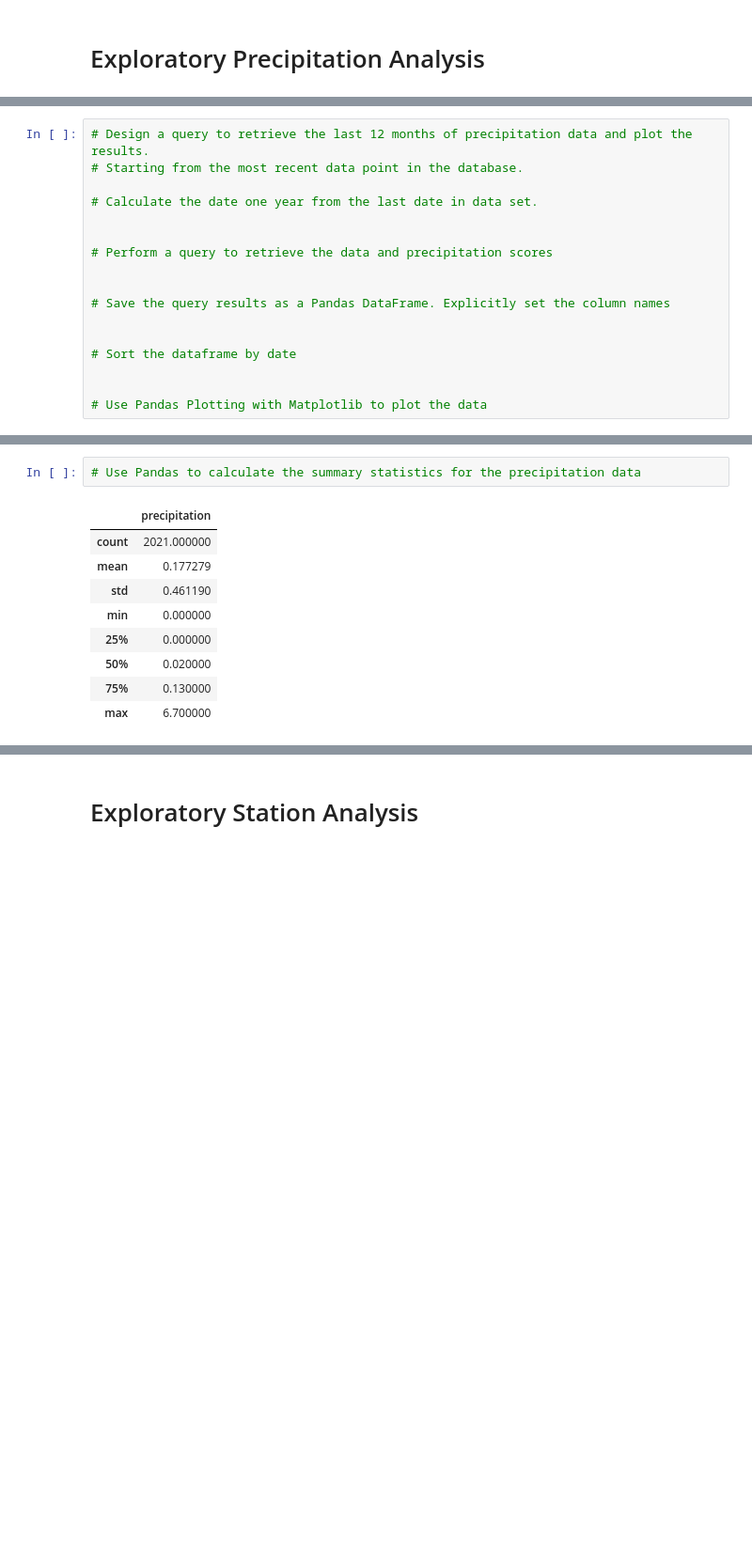
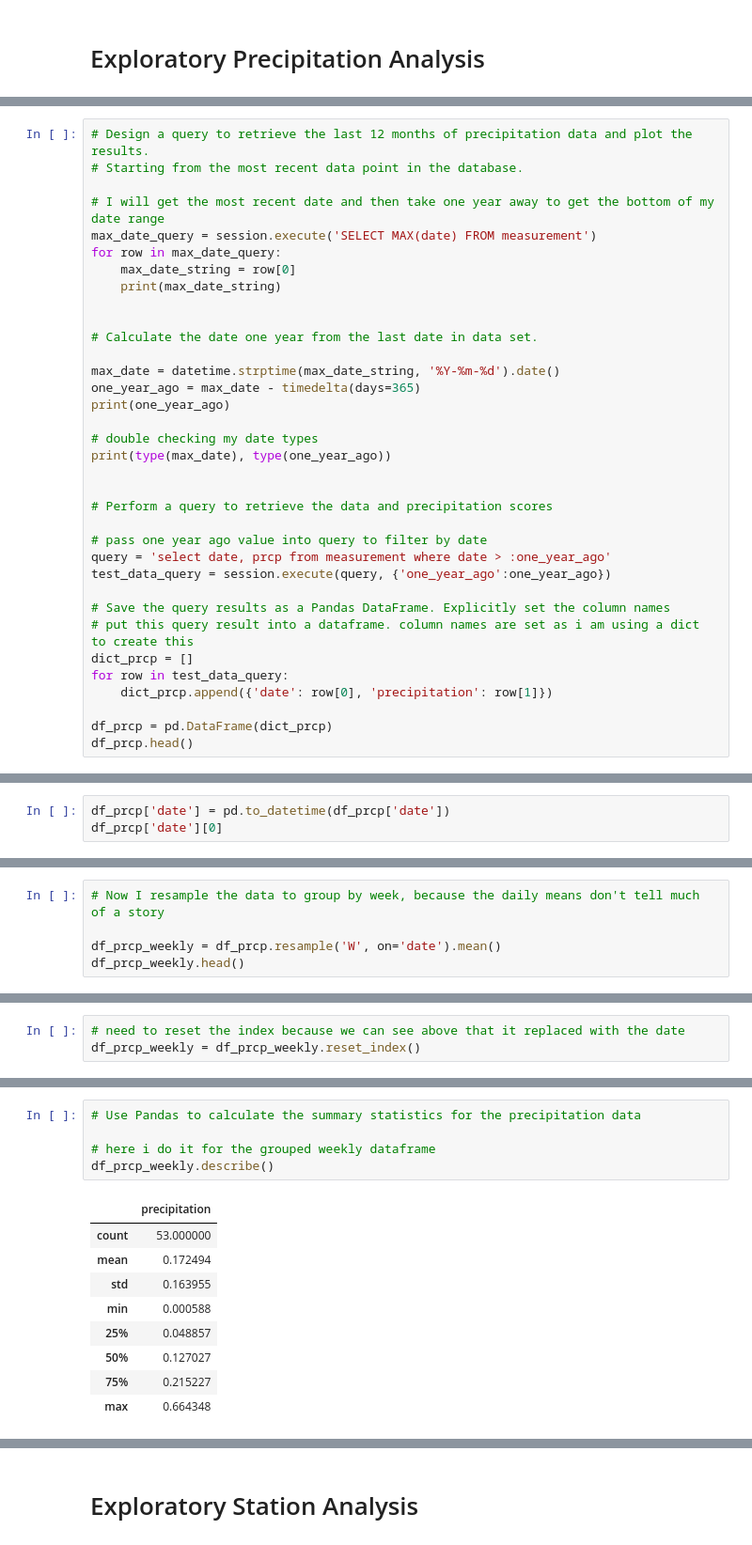
Before and after one commit to gmitt98/sqlalchemy-challenge, a Jupyter notebook: SurfsUp/climate_starter.ipynb, the cells around one changed output, grey strips where cells are left out. Shown at 94% size. Drawn from its saved outputs; the diff is of its cells as text; blank space fills up the shorter version.

```diff
--- a/SurfsUp/climate_starter.ipynb
+++ b/SurfsUp/climate_starter.ipynb
@@ -136,17 +115,35 @@ for row in date_test:
 # Design a query to retrieve the last 12 months of precipitation data and plot the results.
 # Starting from the most recent data point in the database.
 
+# I will get the most recent date and then take one year away to get the bottom of my date range
+max_date_query = session.execute('SELECT MAX(date) FROM measurement')
+for row in max_date_query:
+    max_date_string = row[0]
+    print(max_date_string)
+
+
 # Calculate the date one year from the last date in data set.
+
+max_date = datetime.strptime(max_date_string, '%Y-%m-%d').date()
+one_year_ago = max_date - timedelta(days=365)
+print(one_year_ago)
+
+# double checking my date types
+print(type(max_date), type(one_year_ago))
 
 
 # Perform a query to retrieve the data and precipitation scores
 
+# pass one year ago value into query to filter by date
+query = 'select date, prcp from measurement where date > :one_year_ago'
+test_data_query = session.execute(query, {'one_year_ago':one_year_ago})
 
 # Save the query results as a Pandas DataFrame. Explicitly set the column names
+# put this query result into a dataframe. column names are set as i am using a dict to create this
+dict_prcp = []
+for row in test_data_query:
+    dict_prcp.append({'date': row[0], 'precipitation': row[1]})
 
-
-# Sort the dataframe by date
-
-
-# Use Pandas Plotting with Matplotlib to plot the data
+df_prcp = pd.DataFrame(dict_prcp)
+df_prcp.head()
 # %% [output]
@@ -154,0 +197,3 @@ Text(0, 0.5, 'Inches')
+# %%
+df_prcp['date'] = pd.to_datetime(df_prcp['date'])
+df_prcp['date'][0]
@@ -154,0 +202,5 @@ Text(0, 0.5, 'Inches')
+# %%
+# Now I resample the data to group by week, because the daily means don't tell much of a story
+
+df_prcp_weekly = df_prcp.resample('W', on='date').mean()
+df_prcp_weekly.head()
@@ -154,0 +215,3 @@ Text(0, 0.5, 'Inches')
+# %%
+# need to reset the index because we can see above that it replaced with the date
+df_prcp_weekly = df_prcp_weekly.reset_index()
@@ -155,12 +237,15 @@ Text(0, 0.5, 'Inches')
 # %%
 # Use Pandas to calculate the summary statistics for the precipitation data
+
+# here i do it for the grouped weekly dataframe
+df_prcp_weekly.describe()
 # %% [output]
 |  | precipitation |
-| count | 2021.000000 |
-| mean | 0.177279 |
-| std | 0.461190 |
-| min | 0.000000 |
-| 25% | 0.000000 |
-| 50% | 0.020000 |
-| 75% | 0.130000 |
-| max | 6.700000 |
+| count | 53.000000 |
+| mean | 0.172494 |
+| std | 0.163955 |
+| min | 0.000588 |
+| 25% | 0.048857 |
+| 50% | 0.127027 |
+| 75% | 0.215227 |
+| max | 0.664348 |
```
Also changed, not shown: parts of 29 cells of this notebook.
